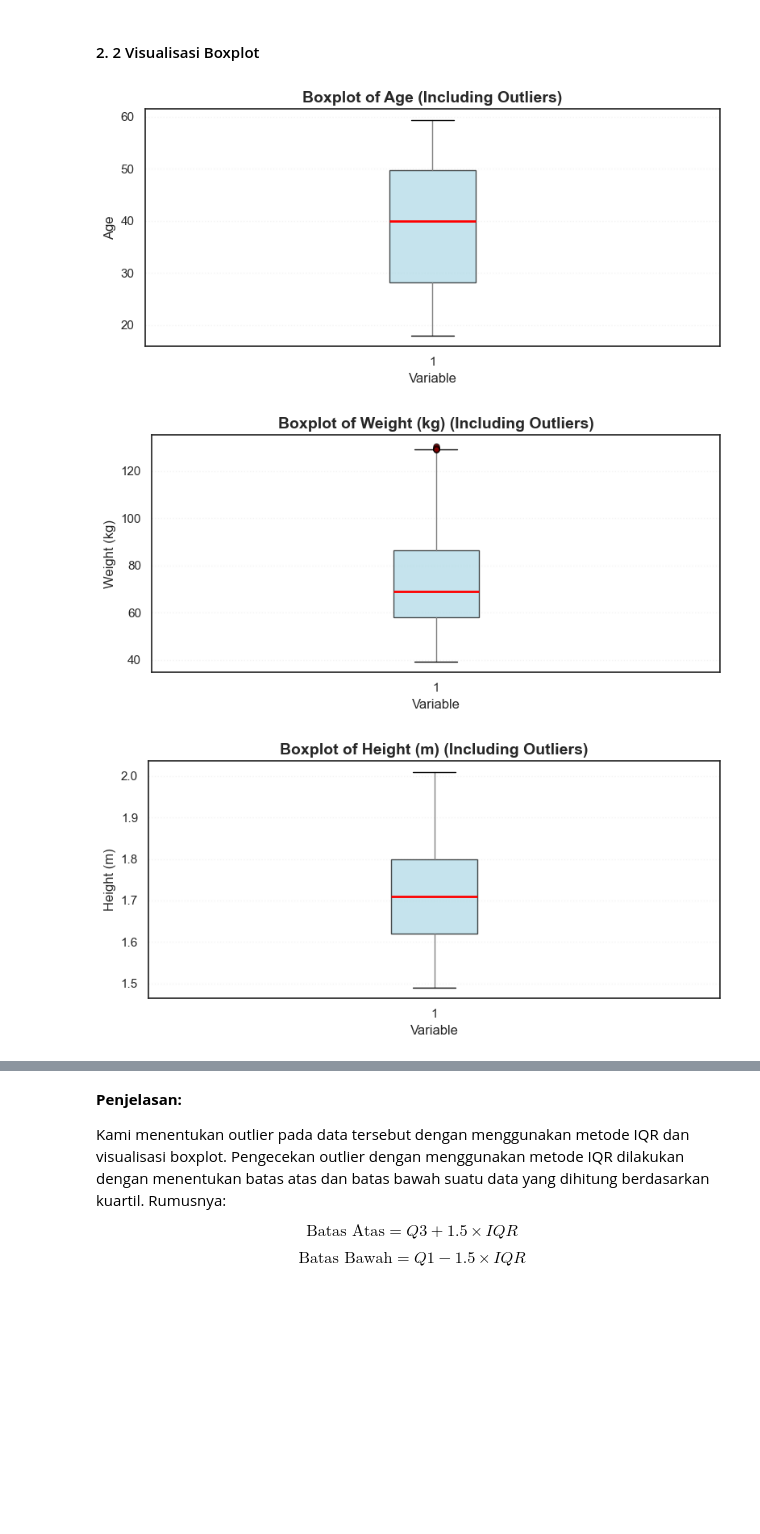
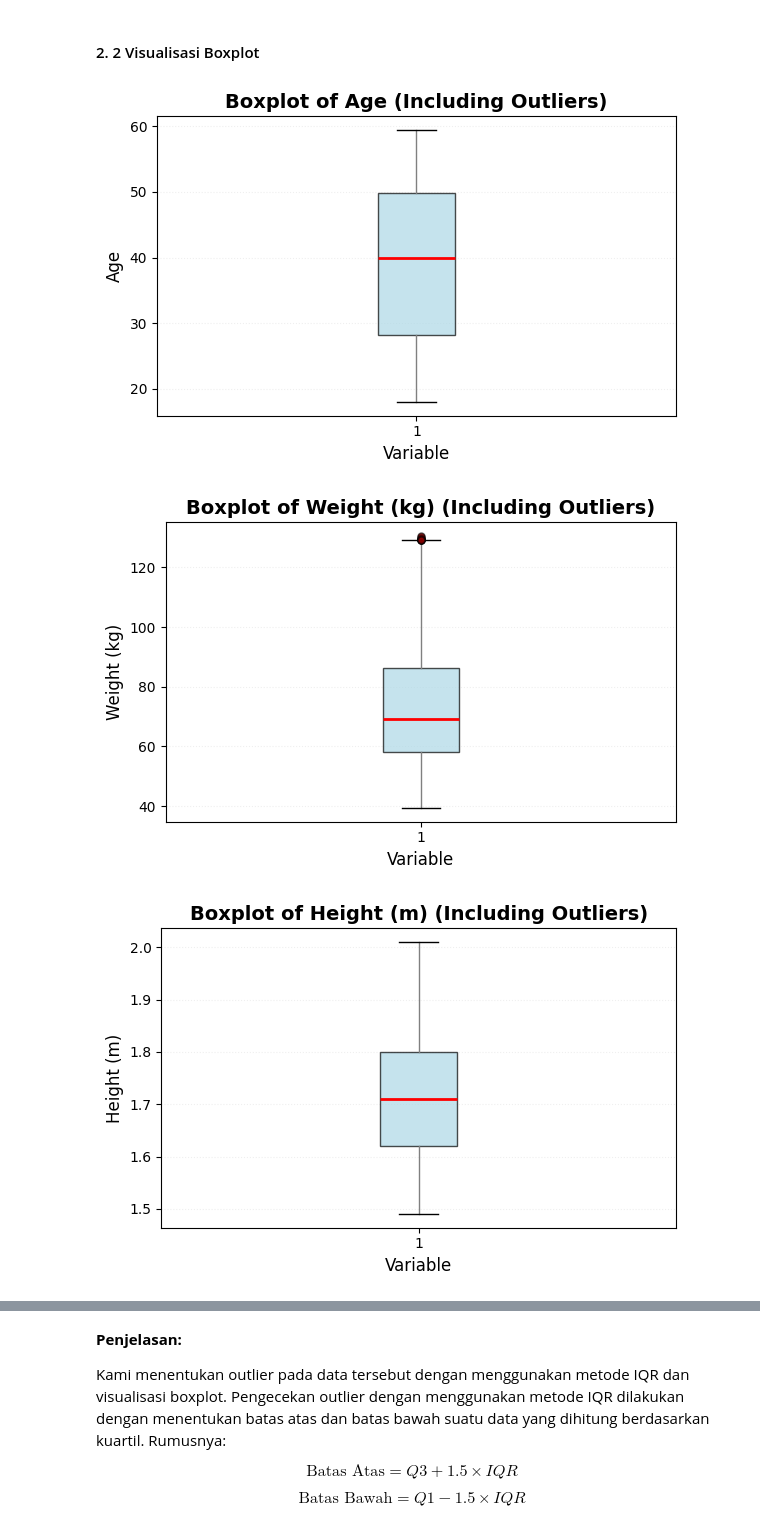
Before and after one commit to hafizhperdana/TugasBesarProbstat, a Jupyter notebook: JMK_13524025_13524070.ipynb, the cells around one changed output, grey strips where cells are left out. Drawn from its saved outputs; the diff is of its cells as text; code cells hidden in the pictures; blank space fills up the shorter version.

```diff
--- a/JMK_13524025_13524070.ipynb
+++ b/JMK_13524025_13524070.ipynb
@@ -123,14 +123,14 @@ def modus(series):
 def std(series):
     mu = mean(series)
     # Rumus standar deviasi
-    variance = ((series - mu) ** 2).sum() / (hitung(series) - 1)
+    variance = ((series - mu) ** 2).sum() / (len(series) - 1)
     std = np.sqrt(variance)
     return std
 
 def var(series):
     mu = mean(series)
     # Rumus varians
-    variance = ((series - mu) ** 2).sum() / (hitung(series) - 1)
+    variance = ((series - mu) ** 2).sum() / (len(series) - 1)
     return variance
 
 def min(series):
@@ -152,7 +152,7 @@ def range(series):
 
 def kuartil(series, q):
     sorted_series = series.sort_values().reset_index(drop=True)
-    n = hitung(sorted_series)
+    n = len(sorted_series)
     # Rumus kuartil dengan q adalah 0.25 (Q1), 0.5 (Q2/Median), 0.75 (Q3)
     pos = (n + 1) * q
     if pos % 1 == 0:
@@ -170,7 +170,7 @@ def IQR(series):
 def skewness(series):
     mu = mean(series)
     sigma = std(series)
-    n = hitung(series)
+    n = len(series)
     # menggunakan Pearson’s Moment Coefficient of Skewness
     skew = ((series - mu) ** 3).sum() / (n * (sigma ** 3))
     return skew
@@ -178,7 +178,7 @@ def skewness(series):
 def kurtosis(series):
     mu = mean(series)
     sigma = std(series)
-    n = hitung(series)
+    n = len(series)
     # mennggunakan Fisher's Kurtosis
     kurt = ((series - mu) ** 4).sum() / (n * (sigma ** 4)) - 3
     return kurt
@@ -503,31 +503,31 @@ Q1 = 58.000
 #### 2. 2 Visualisasi Boxplot
 # %%
 def plot_boxplot_outliers(series, colname):
-    plt.figure(figsize=(8, 4))
+    plt.figure(figsize=(6, 4))
     plt.boxplot(
         series,
         vert=True,
         patch_artist=True,
         showfliers=True,
         medianprops=dict(color='red', linewidth=2),
         boxprops=dict(facecolor='lightblue', alpha=0.7),
         whiskerprops=dict(color='gray'),
         flierprops=dict(marker='o', markersize=5, markerfacecolor='darkred', alpha=0.6)
     )
 
     plt.title(f"Boxplot of {colname} (Including Outliers)", fontsize=14, fontweight='bold')
     plt.ylabel(colname, fontsize=12)
     plt.xlabel("Variable", fontsize=12)
 
     plt.grid(axis='y', linestyle='-', alpha=0.4)
     plt.grid(axis='y', linestyle=':', alpha=0.2)
 
     plt.tight_layout()
     plt.show()
 
 for col in data.select_dtypes(include=[np.number]).columns:
     plot_boxplot_outliers(data[col], col)
 # %% [output]
-[figure, old version]
+[figure, new version]
-[figure, old version]
+[figure, new version]
-[figure, old version]
+[figure, new version]
```
Also changed, not shown: parts of 3 cells of this notebook, 1 other file.
